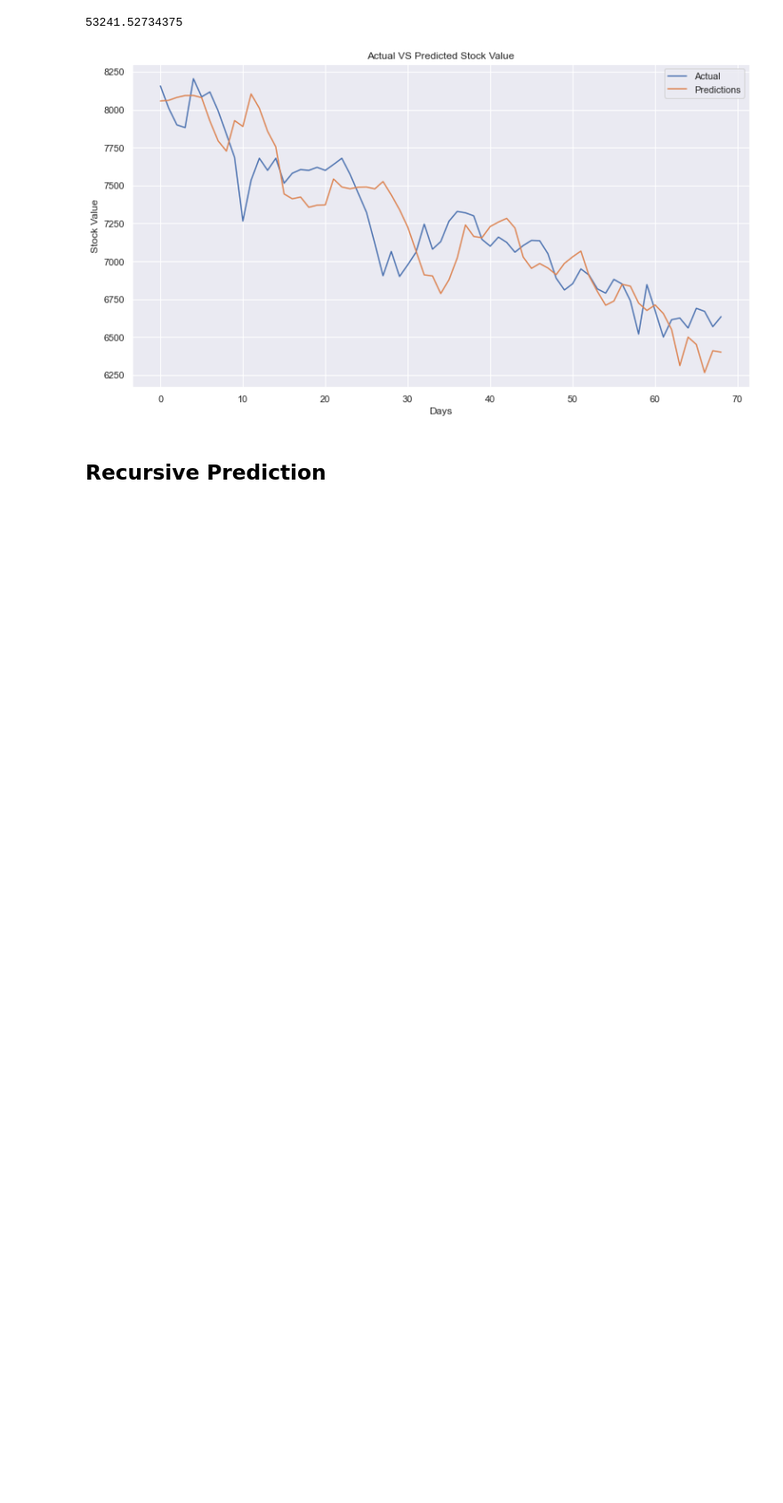
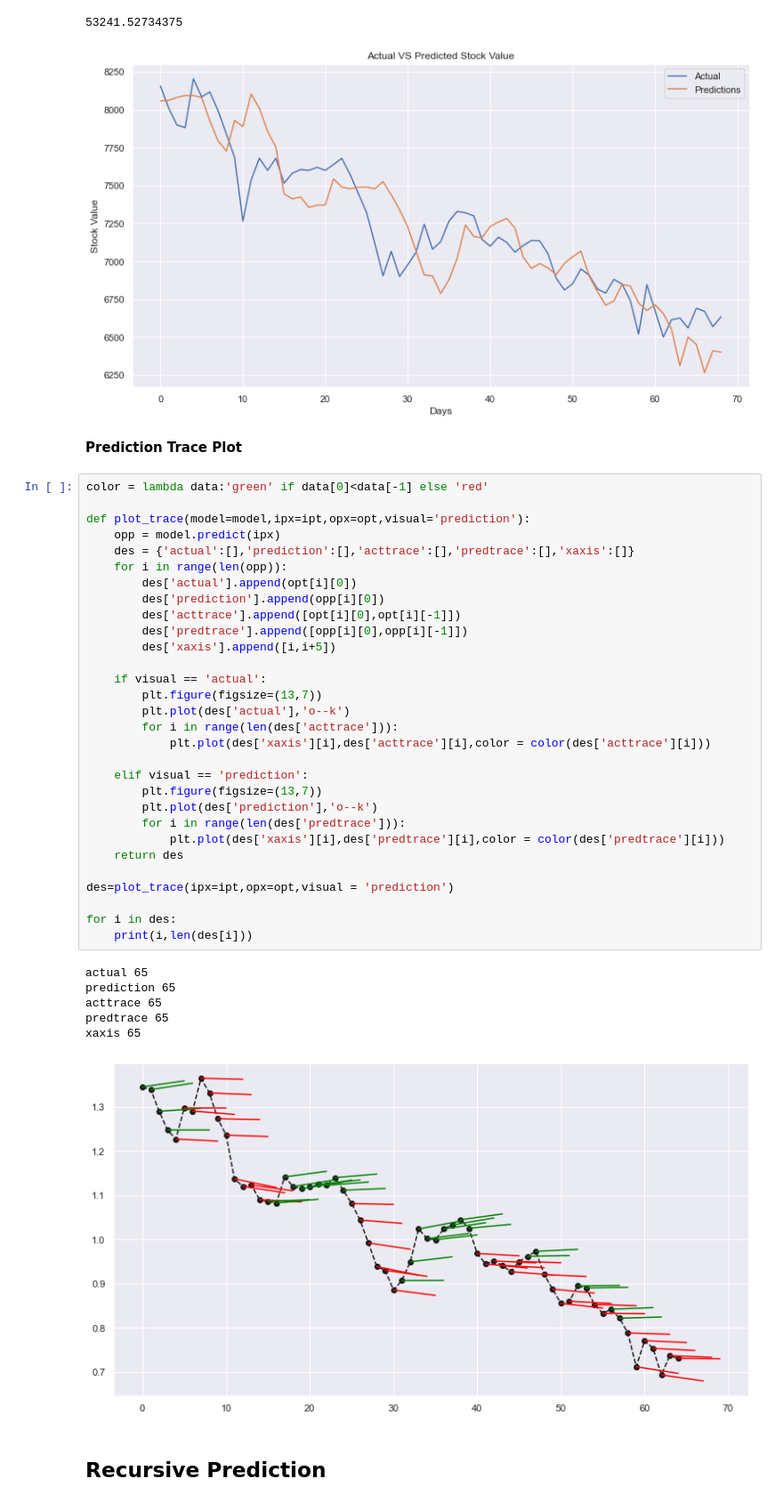
Before and after one commit to AsutoshDalei/stock-work, a Jupyter notebook: Single Stock Analysis.ipynb, the cells around one changed output. Shown at 89% size. Cells and saved outputs as stored; diff of their text form; blank space fills up the shorter version.

```diff
--- a/Single Stock Analysis.ipynb
+++ b/Single Stock Analysis.ipynb
@@ -382,5 +382,44 @@ plot_res(ipx=ipt,opx=opt,scaled = False)
 # %% [output]
 53241.52734375
 [figure]
+# %% [markdown]
+**Prediction Trace Plot**
+# %%
+color = lambda data:'green' if data[0]<data[-1] else 'red'
+
+def plot_trace(model=model,ipx=ipt,opx=opt,visual='prediction'):
+    opp = model.predict(ipx)
+    des = {'actual':[],'prediction':[],'acttrace':[],'predtrace':[],'xaxis':[]}
+    for i in range(len(opp)):
+        des['actual'].append(opt[i][0])
+        des['prediction'].append(opp[i][0])
+        des['acttrace'].append([opt[i][0],opt[i][-1]])
+        des['predtrace'].append([opp[i][0],opp[i][-1]])
+        des['xaxis'].append([i,i+5])
+
+    if visual == 'actual':
+        plt.figure(figsize=(13,7))
+        plt.plot(des['actual'],'o--k')
+        for i in range(len(des['acttrace'])):
+            plt.plot(des['xaxis'][i],des['acttrace'][i],color = color(des['acttrace'][i]))
+
+    elif visual == 'prediction':
+        plt.figure(figsize=(13,7))
+        plt.plot(des['prediction'],'o--k')
+        for i in range(len(des['predtrace'])):
+            plt.plot(des['xaxis'][i],des['predtrace'][i],color = color(des['predtrace'][i]))
+    return des
+
+des=plot_trace(ipx=ipt,opx=opt,visual = 'prediction')
+
+for i in des:
+    print(i,len(des[i]))
+# %% [output]
+actual 65
+prediction 65
+acttrace 65
+predtrace 65
+xaxis 65
+[figure, added]
 # %% [markdown]
 ## Recursive Prediction
```
Also changed, not shown: parts of 10 cells of this notebook.
